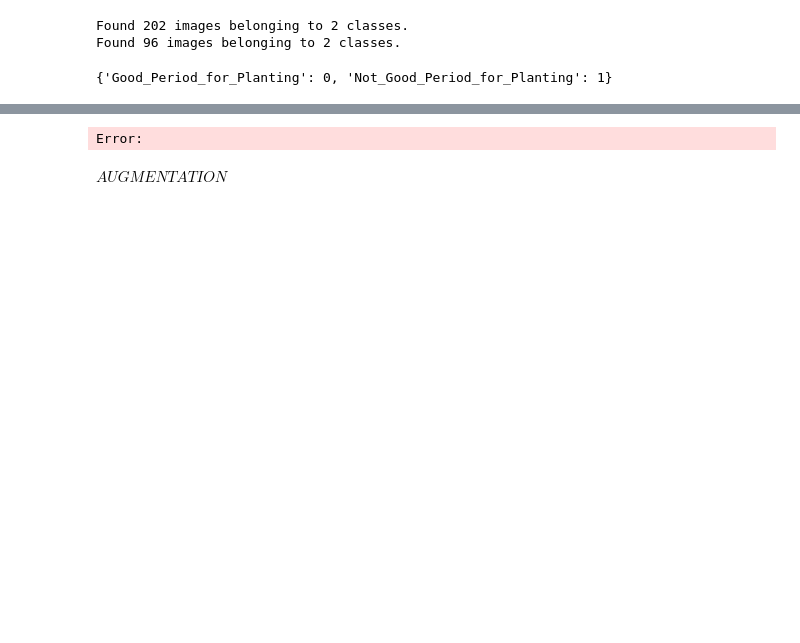
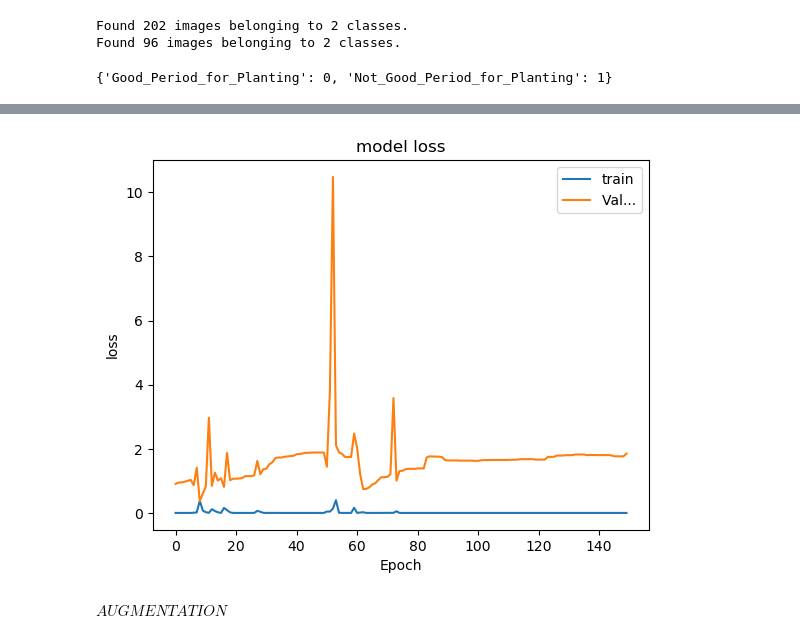
Before and after one commit to collen1/Analysing-ground-for-perfect-period-of-maize-plantation-using-CNN, a Jupyter notebook: CNN/CNN_Project.ipynb, the cells around one changed output, grey strips where cells are left out. Saved outputs shown, nothing was run; the diff lists cells and outputs as text; code cells hidden in the pictures; blank space fills up the shorter version.

```diff
--- a/CNN/CNN_Project.ipynb
+++ b/CNN/CNN_Project.ipynb
@@ -73,13 +86,13 @@ Error:
 # %%
-plt.plot(Loss_and_accuracy.history['loss'])
-plt.plot(Loss_and_accuracy.history['val_loss'])
+plt.plot(hist.history['loss'])
+plt.plot(hist.history['val_loss'])
 plt.title('model loss')
 plt.ylabel('loss')
 plt.xlabel('Epoch')
 plt.legend(['train','Val...'],loc='upper right')
 plt.show()
 # %% [output]
-Error:
+[figure, added]
 # %% [markdown]
 $AUGMENTATION$
 # %%
```
Also changed, not shown: parts of 26 cells of this notebook, 1 other file.
